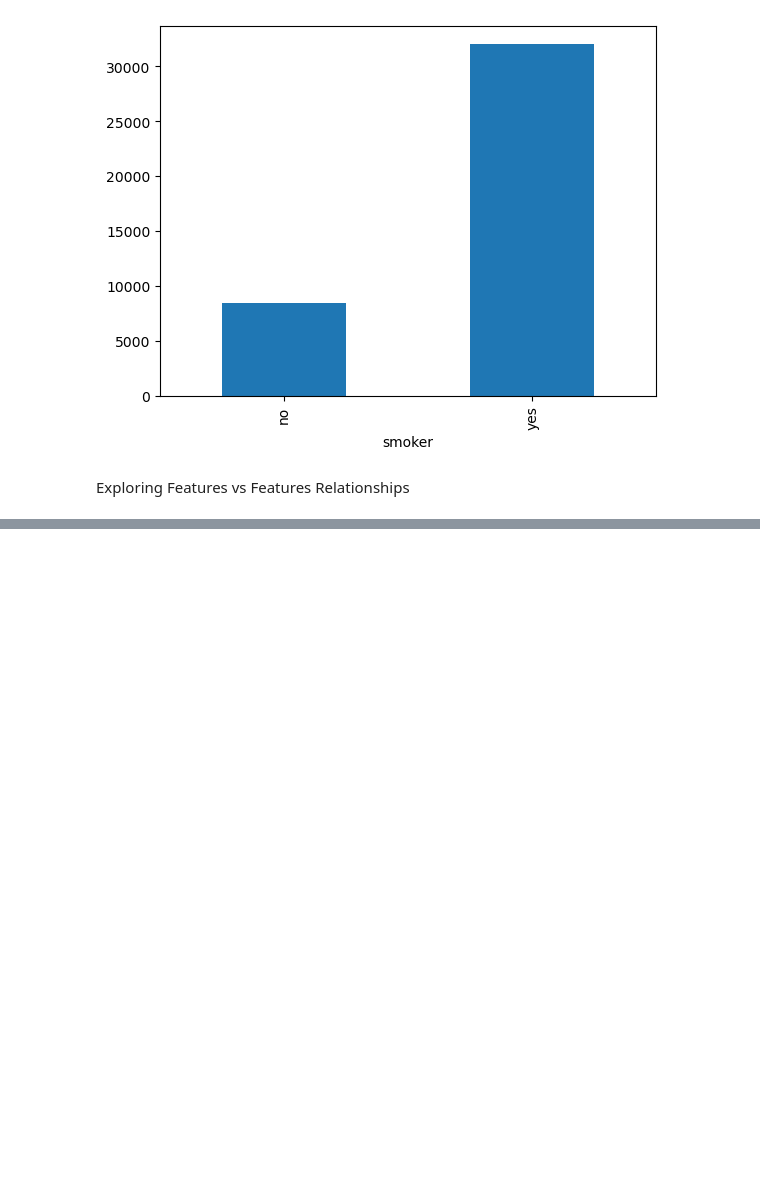
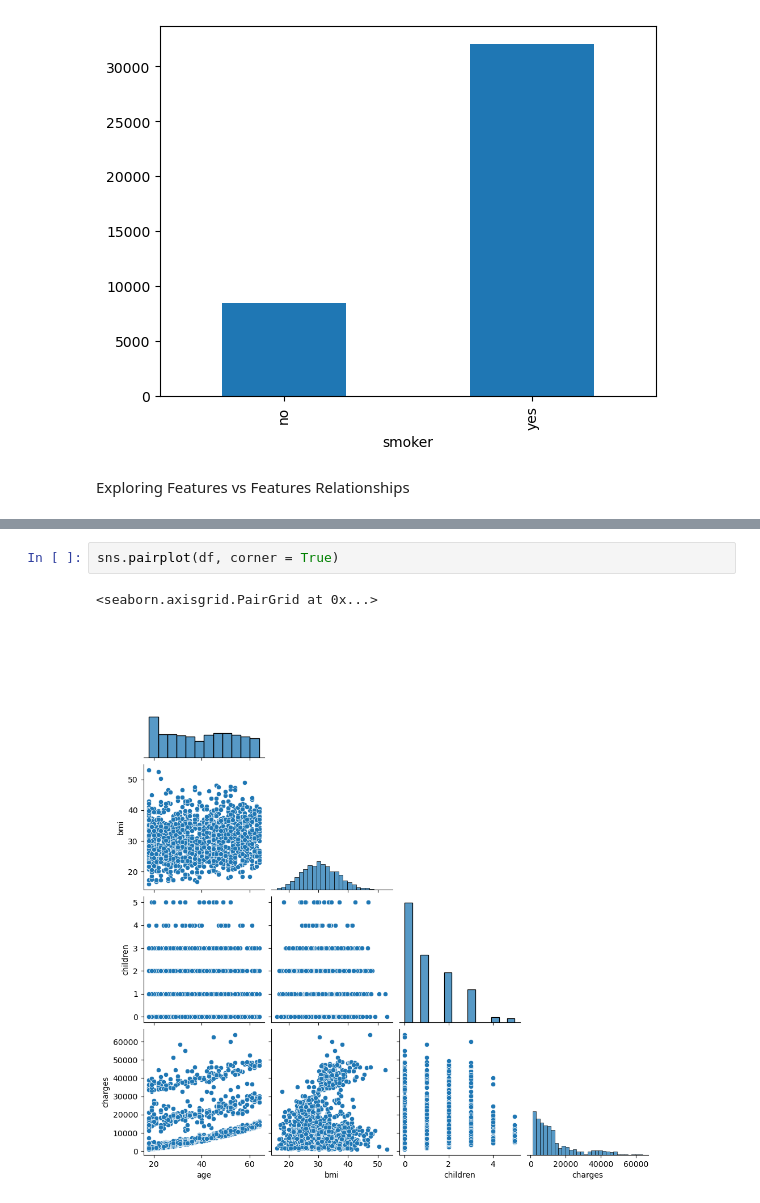
Before and after one commit to Yeasirzawad/Maven-Regression, a Jupyter notebook: Insurance.ipynb, the cells around one changed output, grey strips where cells are left out. Saved outputs shown, nothing was run; the diff lists cells and outputs as text; blank space fills up the shorter version.

```diff
--- a/Insurance.ipynb
+++ b/Insurance.ipynb
@@ -105,0 +116,5 @@ Exploring Features vs Features Relationships
+# %%
+sns.pairplot(df, corner = True)
+# %% [output]
+<seaborn.axisgrid.PairGrid at 0x...>
+[figure, added]
```
Also changed, not shown: parts of 3 cells of this notebook.
